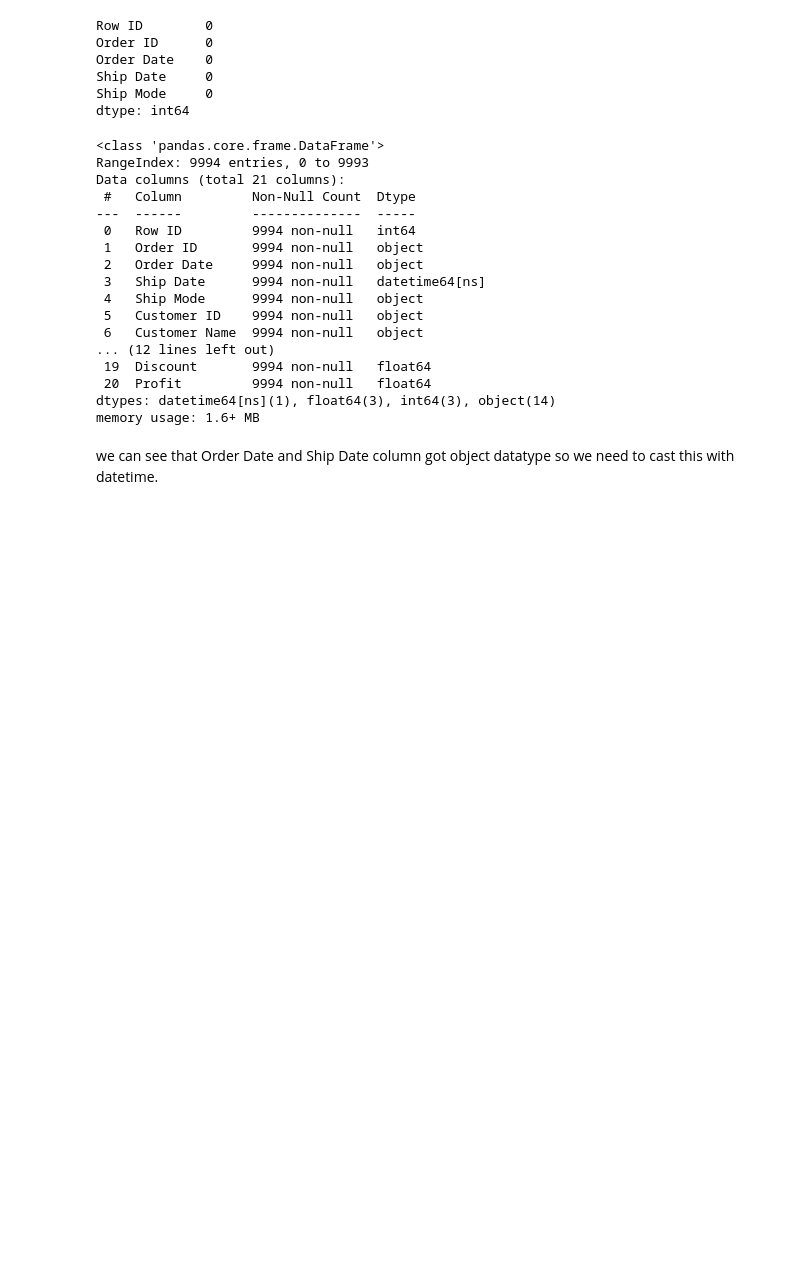
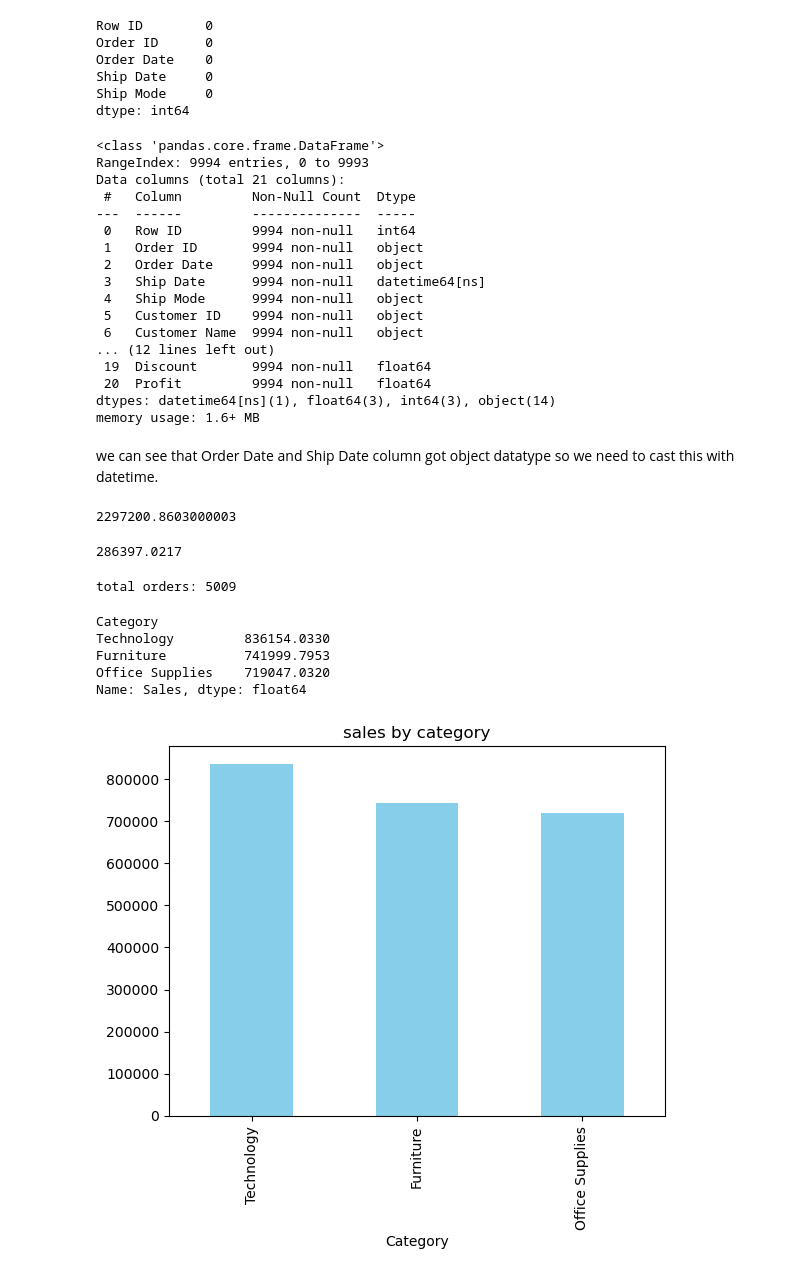
Before and after one commit to niteshpantha/sales-performance_project, a Jupyter notebook: sales_performance_analysis (EDA).ipynb, the cells around one changed output. Saved outputs shown, nothing was run; the diff lists cells and outputs as text; code cells hidden in the pictures; blank space fills up the shorter version.

```diff
--- a/sales_performance_analysis (EDA).ipynb
+++ b/sales_performance_analysis (EDA).ipynb
@@ -103,3 +103,37 @@ we can see that Order Date and Ship Date column got object datatype so we need t
 df['Ship Date'] = pd.to_datetime(df['Ship Date'])
 # %%
 df['Order Date'] = pd.to_datetime(df['Order Date'])
+# %%
+# Basic KPIs
+total_sales = df['Sales'].sum()
+total_sales
+# %% [output]
+2297200.8603000003
+# %%
+total_profit = df['Profit'].sum()
+total_profit
+# %% [output]
+286397.0217
+# %%
+total_order = df['Order ID'].nunique()
+print(f"total orders: {total_order}")
+# %% [output]
+total orders: 5009
+# %%
+# Total sales calculated by category
+
+sales_by_category = df.groupby('Category')['Sales'].sum().sort_values(ascending=False)
+# %%
+sales_by_category
+# %% [output]
+Category
+Technology         836154.0330
+Furniture          741999.7953
+Office Supplies    719047.0320
+Name: Sales, dtype: float64
+# %%
+# lets plot a barchat to display the sales per feature categories
+sales_by_category.plot(kind='bar', color='skyblue', title='sales by category')
+plt.show()
+# %% [output]
+[figure, added]
```
Also changed, not shown: parts of 4 cells of this notebook, 1 other file.
